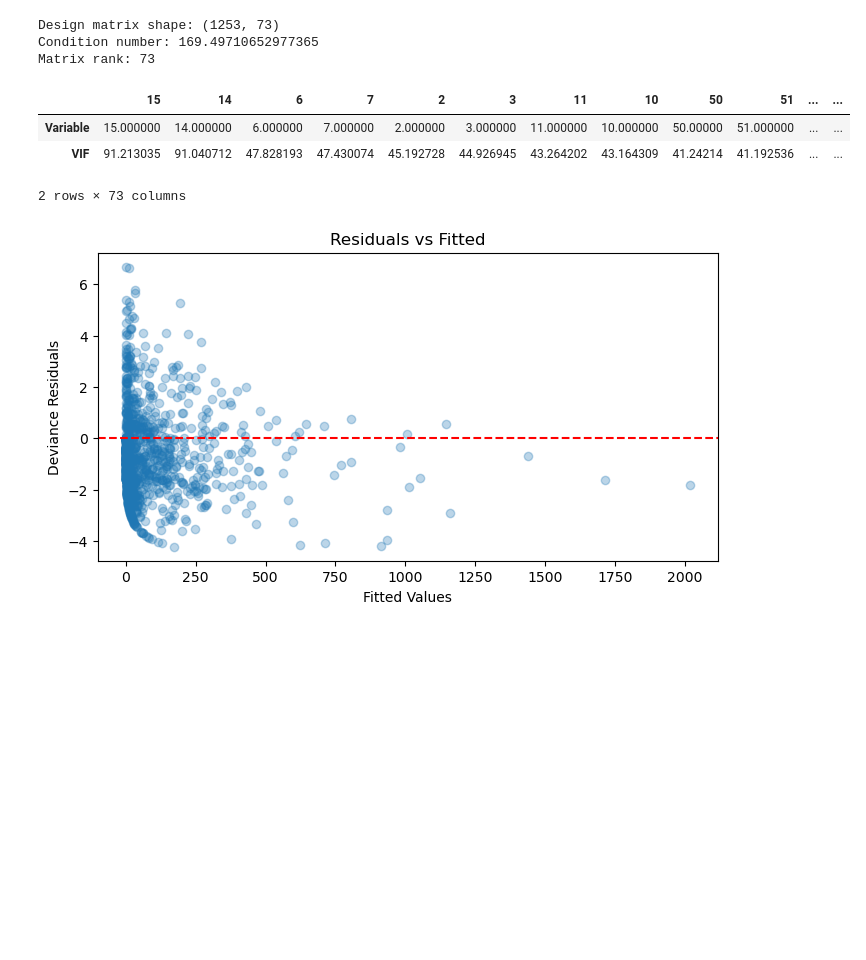
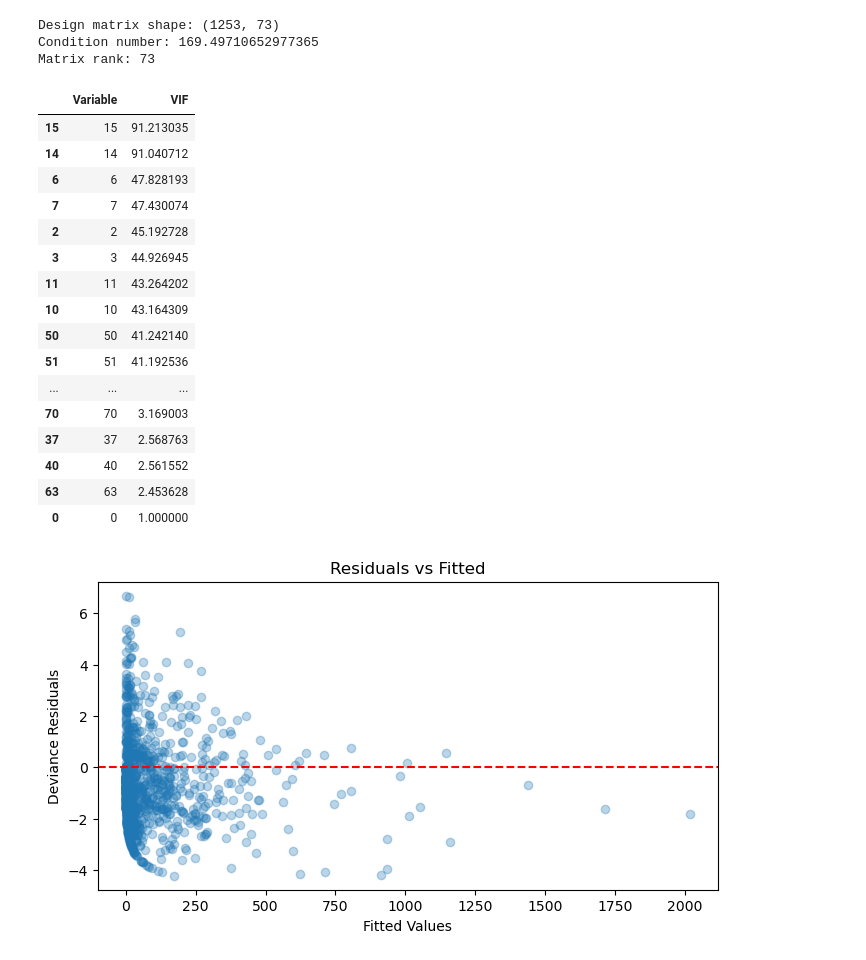
Before and after one commit to yansk1101/4096_dsproject, a Jupyter notebook: dlnm.ipynb, the cells around one changed output. Cells and saved outputs as stored; diff of their text form; code cells hidden in the pictures; blank space fills up the shorter version.

```diff
--- a/dlnm.ipynb
+++ b/dlnm.ipynb
@@ -434,21 +424,34 @@ Matrix rank: 73
 # %%
 X = pd.DataFrame(model_bic.exog)
 
 vif = pd.DataFrame({
     "Variable": X.columns,
     "VIF": [
         variance_inflation_factor(X.values, i)
         for i in range(X.shape[1])
     ]
 })
 
-with pd.option_context("display.max_rows", 173):
-    display(vif.sort_values("VIF", ascending=False).T)
+
+display(vif.sort_values("VIF", ascending=False))
 # %% [output]
-|  | 15 | 14 | 6 | 7 | 2 | 3 | 11 | 10 | 50 | 51 | ... | ... |
-| Variable | 15.000000 | 14.000000 | 6.000000 | 7.000000 | 2.000000 | 3.000000 | 11.000000 | 10.000000 | 50.00000 | 51.000000 | ... | ... |
-| VIF | 91.213035 | 91.040712 | 47.828193 | 47.430074 | 45.192728 | 44.926945 | 43.264202 | 43.164309 | 41.24214 | 41.192536 | ... | ... |
+|  | Variable | VIF |
+| 15 | 15 | 91.213035 |
+| 14 | 14 | 91.040712 |
+| 6 | 6 | 47.828193 |
+| 7 | 7 | 47.430074 |
+| 2 | 2 | 45.192728 |
+| 3 | 3 | 44.926945 |
+| 11 | 11 | 43.264202 |
+| 10 | 10 | 43.164309 |
+| 50 | 50 | 41.242140 |
+| 51 | 51 | 41.192536 |
+| ... | ... | ... |
+| 70 | 70 | 3.169003 |
+| 37 | 37 | 2.568763 |
+| 40 | 40 | 2.561552 |
+| 63 | 63 | 2.453628 |
+| 0 | 0 | 1.000000 |
-2 rows × 73 columns
 # %%
 # Residual diagnotics
 
```
Also changed, not shown: parts of 3 cells of this notebook.
